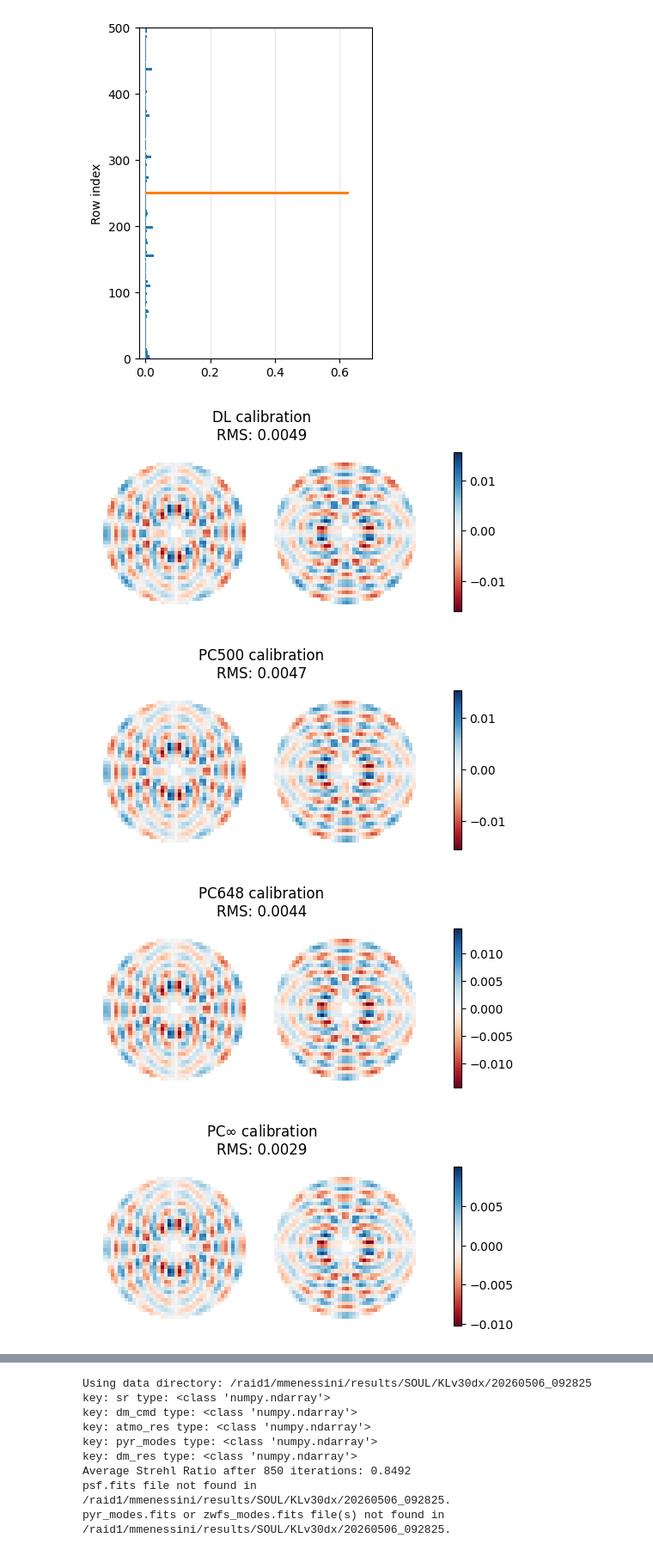
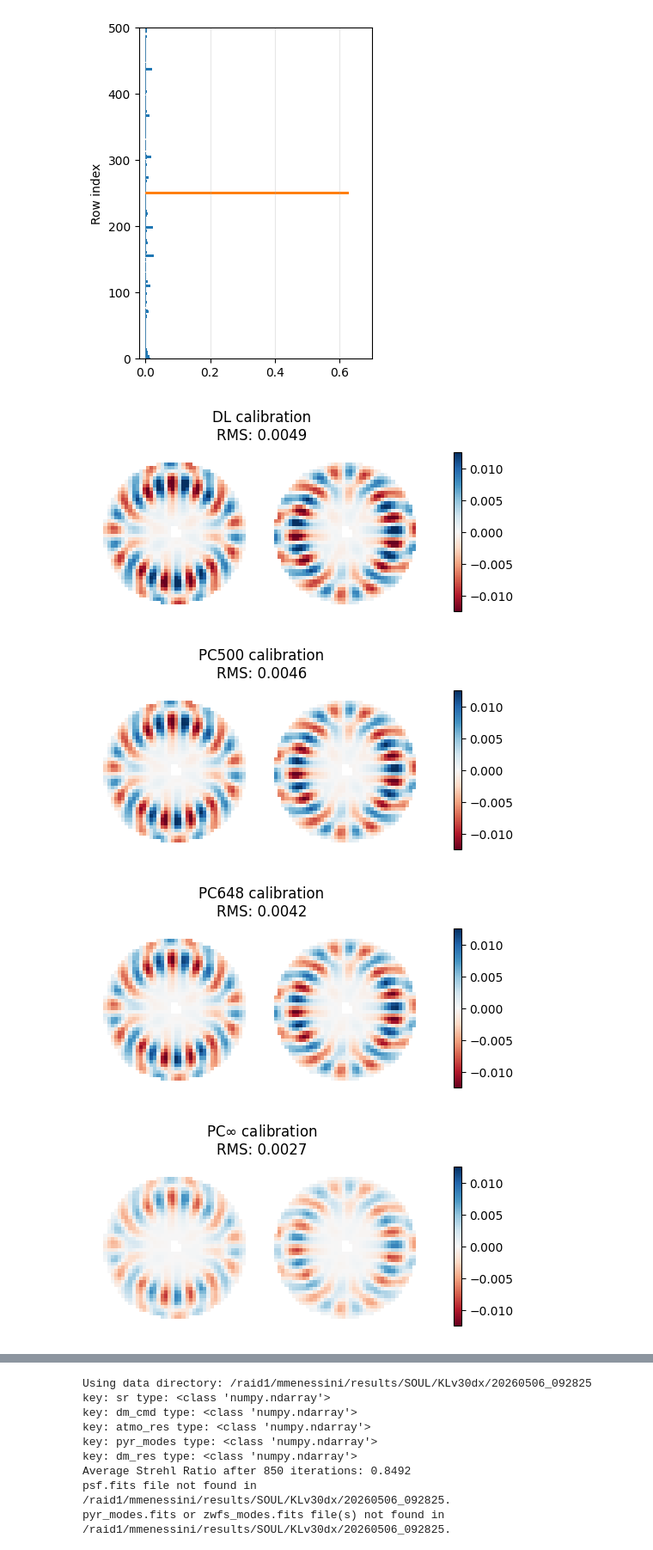
Before and after one commit to Menessao/SPECULA, a Jupyter notebook: config/ErrorBudget/LBTplots.ipynb, the cells around one changed output, grey strips where cells are left out. Shown at 86% size. Drawn from its saved outputs; the diff is of its cells as text; code cells hidden in the pictures.

```diff
--- a/config/ErrorBudget/LBTplots.ipynb
+++ b/config/ErrorBudget/LBTplots.ipynb
@@ -331,25 +331,25 @@ im_pc500 = fits.getdata('/raid1/mmenessini/calibration/SOUL/KLv30dx/im/pyr3.0_s1
 im_pc648 = fits.getdata('/raid1/mmenessini/calibration/SOUL/KLv30dx/im/pyr3.0_s1.0_c20260506_092825_nofit_im.fits')
 im = fits.getdata('/raid1/mmenessini/calibration/SOUL/KLv30dx/im/pyr3.0_40x40_im.fits')
 # %%
-idx = 200
+idx = 100
 
 def normalize(vec):
     normvec = vec - np.mean(vec)
     normvec /= np.std(normvec)
     return normvec
-img=show2d_slopes(im[:,idx],title=f'DL calibration\nRMS: {np.std(im[:,idx]):1.4f}')
+img=show2d_slopes(im[:,idx],title=f'DL calibration\nRMS: {np.std(im[:,idx]):1.4f}', vmin=-0.0125,vmax=0.0125)
 # img=show2d_slopes(normalize(im_pc500[:,idx])-normalize(im[:,idx]),vmin=-0.5,vmax=0.5,title=f'PC500 vs DL calib\nKL {idx}')
 # img=show2d_slopes(normalize(im_pc648[:,idx])-normalize(im[:,idx]),vmin=-0.5,vmax=0.5,title=f'PC648 vs DL calib\nKL {idx}')
 # img=show2d_slopes(normalize(im_pcinf[:,idx])-normalize(im[:,idx]),vmin=-0.5,vmax=0.5,title=r'PC$\infty$'+f' vs DL calib\nKL {idx}')
-img=show2d_slopes(im_pc500[:,idx],title=r'PC500 calibration'+f'\nRMS: {np.std(im_pc500[:,idx]):1.4f}')
-img=show2d_slopes(im_pc648[:,idx],title=r'PC648 calibration'+f'\nRMS: {np.std(im_pc648[:,idx]):1.4f}')
-img=show2d_slopes(im_pcinf[:,idx],title=r'PC$\infty$ calibration'+f'\nRMS: {np.std(im_pcinf[:,idx]):1.4f}')
+img=show2d_slopes(im_pc500[:,idx],title=r'PC500 calibration'+f'\nRMS: {np.std(im_pc500[:,idx]):1.4f}', vmin=-0.0125,vmax=0.0125)
+img=show2d_slopes(im_pc648[:,idx],title=r'PC648 calibration'+f'\nRMS: {np.std(im_pc648[:,idx]):1.4f}', vmin=-0.0125,vmax=0.0125)
+img=show2d_slopes(im_pcinf[:,idx],title=r'PC$\infty$ calibration'+f'\nRMS: {np.std(im_pcinf[:,idx]):1.4f}', vmin=-0.0125,vmax=0.0125)
 # img=show2d_slopes(normalize(im_pcinf[:,idx])-normalize(im[:,idx]),title=r'Difference')
 # %% [output]
-[figure, old version]
+[figure, new version]
-[figure, old version]
+[figure, new version]
-[figure, old version]
+[figure, new version]
-[figure, old version]
+[figure, new version]
 # %%
 # recsr = fits.getdata('/raid1/mmenessini/calibration/SOUL/KLv30dx/rec/pyr3.0_20x20_300modes_sr05_rec.fits')
 # rec = fits.getdata('/raid1/mmenessini/calibration/SOUL/KLv30dx/rec/pyr3.0_20x20_300modes_rec.fits')
```
Also changed, not shown: parts of 1 cell of this notebook, 7 other files.
